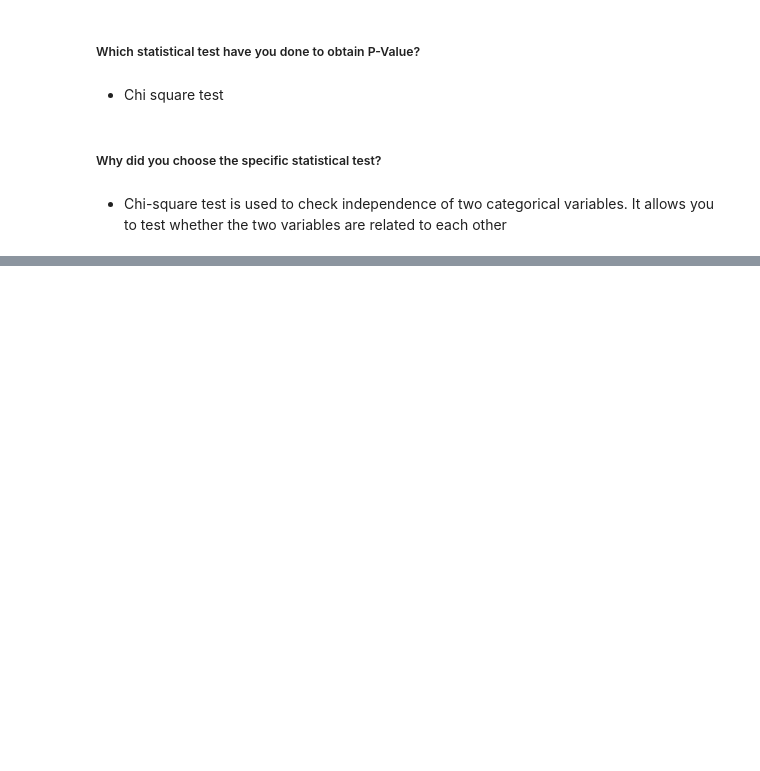
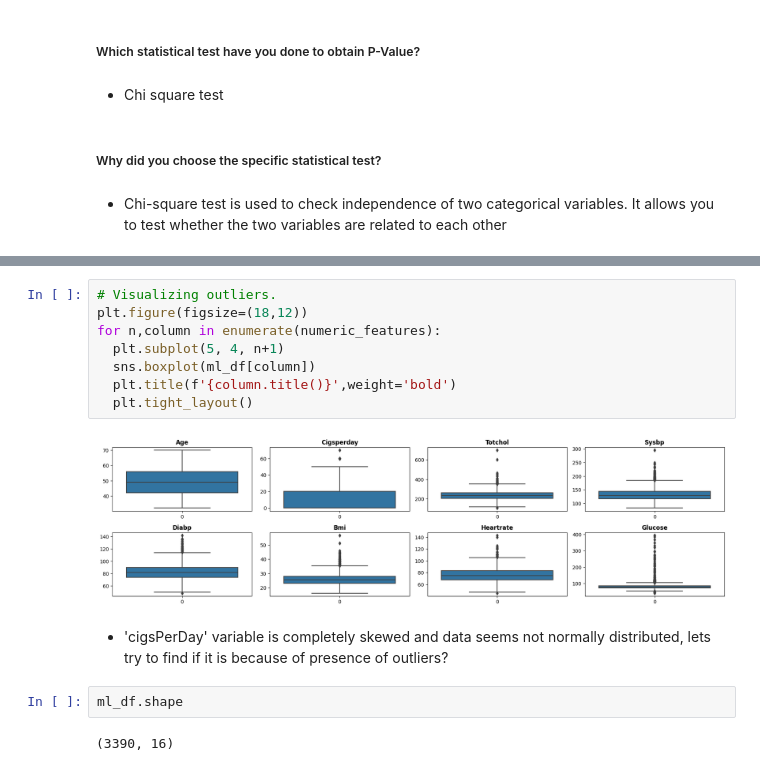
Before and after one commit to Rajat-Sri/Capstone-3-Cardiovascular-Risk-Prediction, a Jupyter notebook: Cardiovascular_Risk_Prediction.ipynb, the cells around one changed output, grey strips where cells are left out. Drawn from its saved outputs; the diff is of its cells as text; blank space fills up the shorter version.

```diff
--- a/Cardiovascular_Risk_Prediction.ipynb
+++ b/Cardiovascular_Risk_Prediction.ipynb
@@ -971,0 +1045,16 @@ dependent categories
+# %%
+# Visualizing outliers.
+plt.figure(figsize=(18,12))
+for n,column in enumerate(numeric_features):
+  plt.subplot(5, 4, n+1)
+  sns.boxplot(ml_df[column])
+  plt.title(f'{column.title()}',weight='bold')
+  plt.tight_layout()
+# %% [output]
+[figure, added]
+# %% [markdown]
+- 'cigsPerDay' variable is completely skewed and data seems not normally distributed, lets try to find if it is because of presence of outliers?
+# %%
+ml_df.shape
+# %% [output]
+(3390, 16)
```
Also changed, not shown: parts of 60 cells of this notebook.
